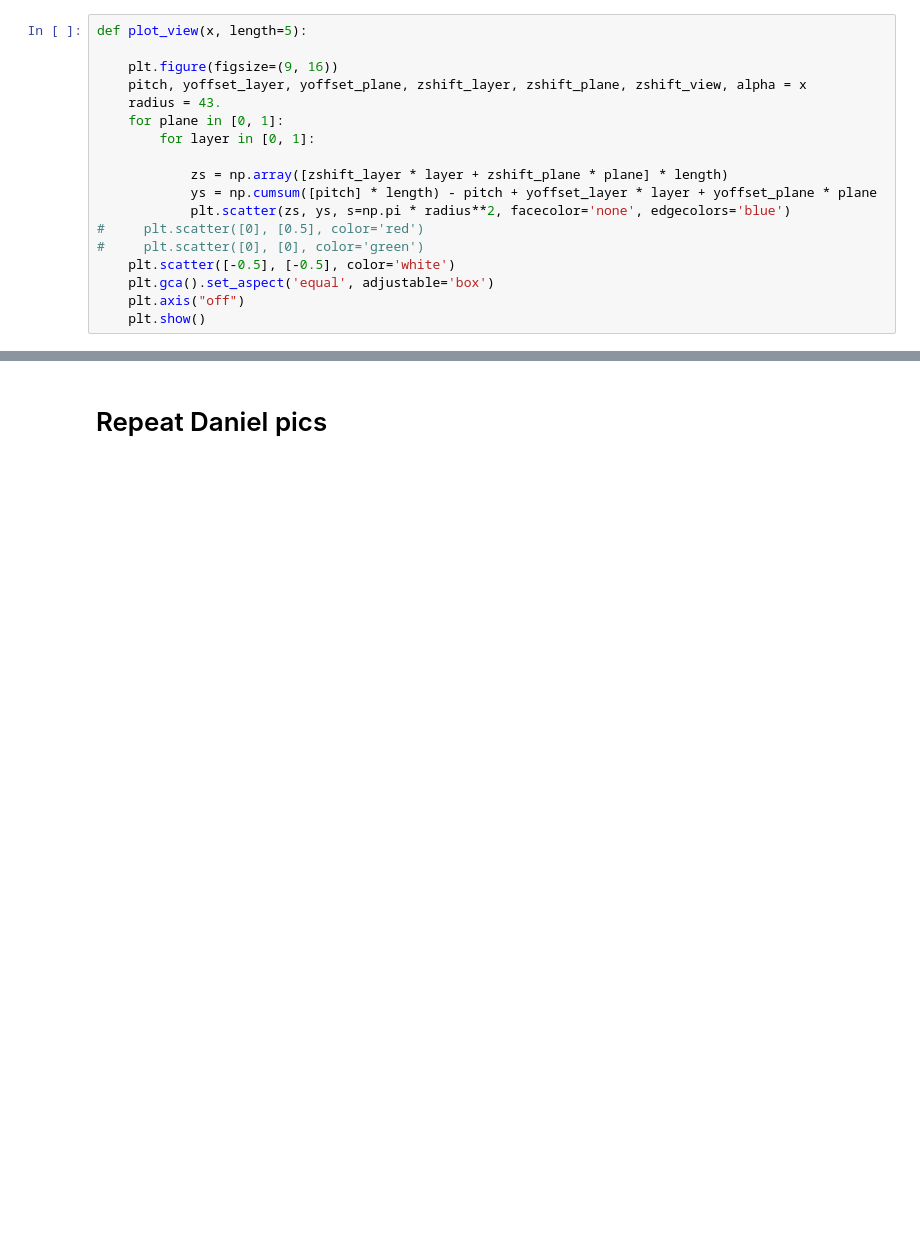
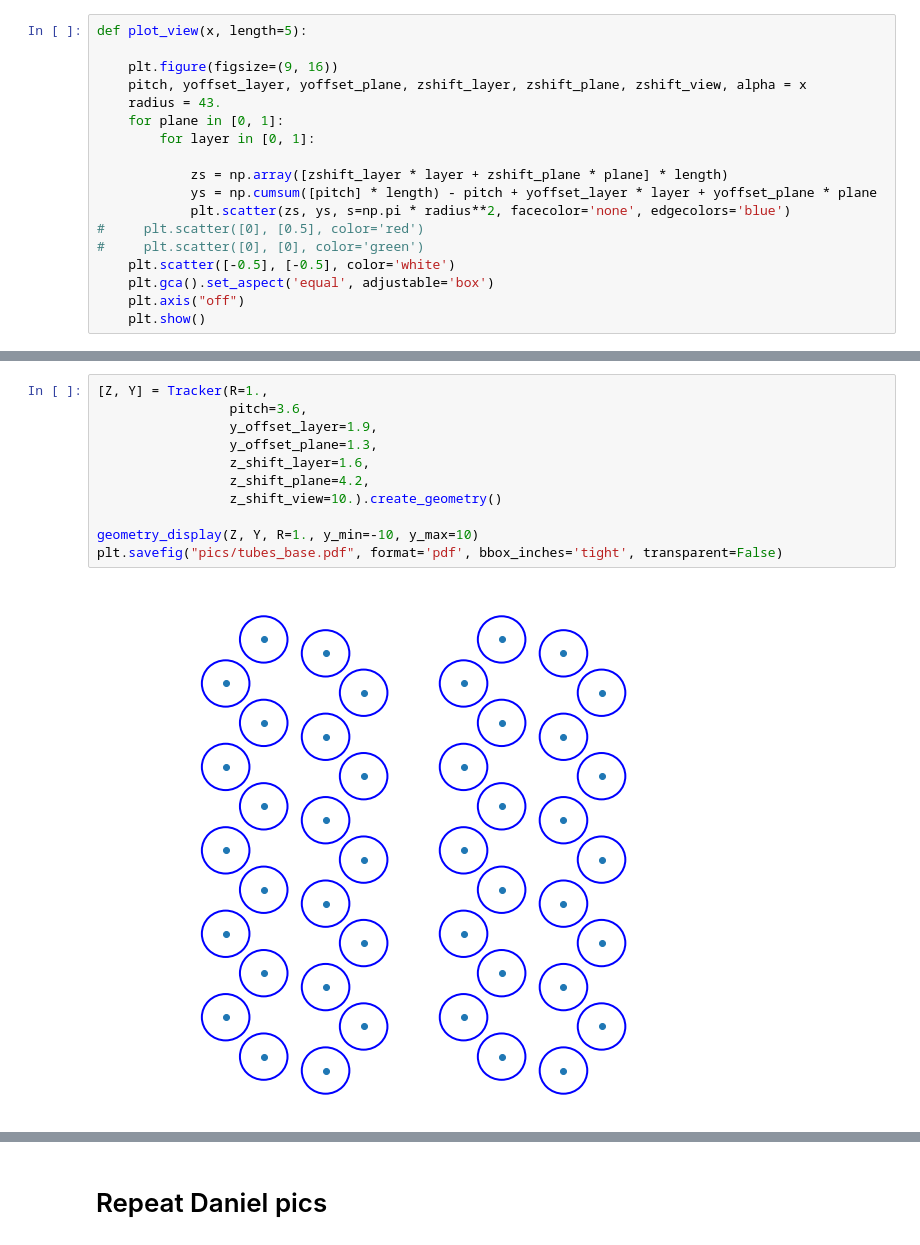
Before and after one commit to hushchyn-mikhail/ShipOpt2, a Jupyter notebook: PatternRecognitionOptimization/Analysis.ipynb, the cells around one changed output, grey strips where cells are left out. Drawn from its saved outputs; the diff is of its cells as text; blank space fills up the shorter version.

```diff
--- a/PatternRecognitionOptimization/Analysis.ipynb
+++ b/PatternRecognitionOptimization/Analysis.ipynb
@@ -146,0 +310,13 @@ plot_view([  3.6       ,   1.8       ,   3.2,   1.6       ,
+# %%
+[Z, Y] = Tracker(R=1.,
+                 pitch=3.6,
+                 y_offset_layer=1.9,
+                 y_offset_plane=1.3,
+                 z_shift_layer=1.6,
+                 z_shift_plane=4.2,
+                 z_shift_view=10.).create_geometry()
+
+geometry_display(Z, Y, R=1., y_min=-10, y_max=10)
+plt.savefig("pics/tubes_base.pdf", format='pdf', bbox_inches='tight', transparent=False)
+# %% [output]
+[figure, added]
```
Also changed, not shown: parts of 24 cells of this notebook, 4 other files.
